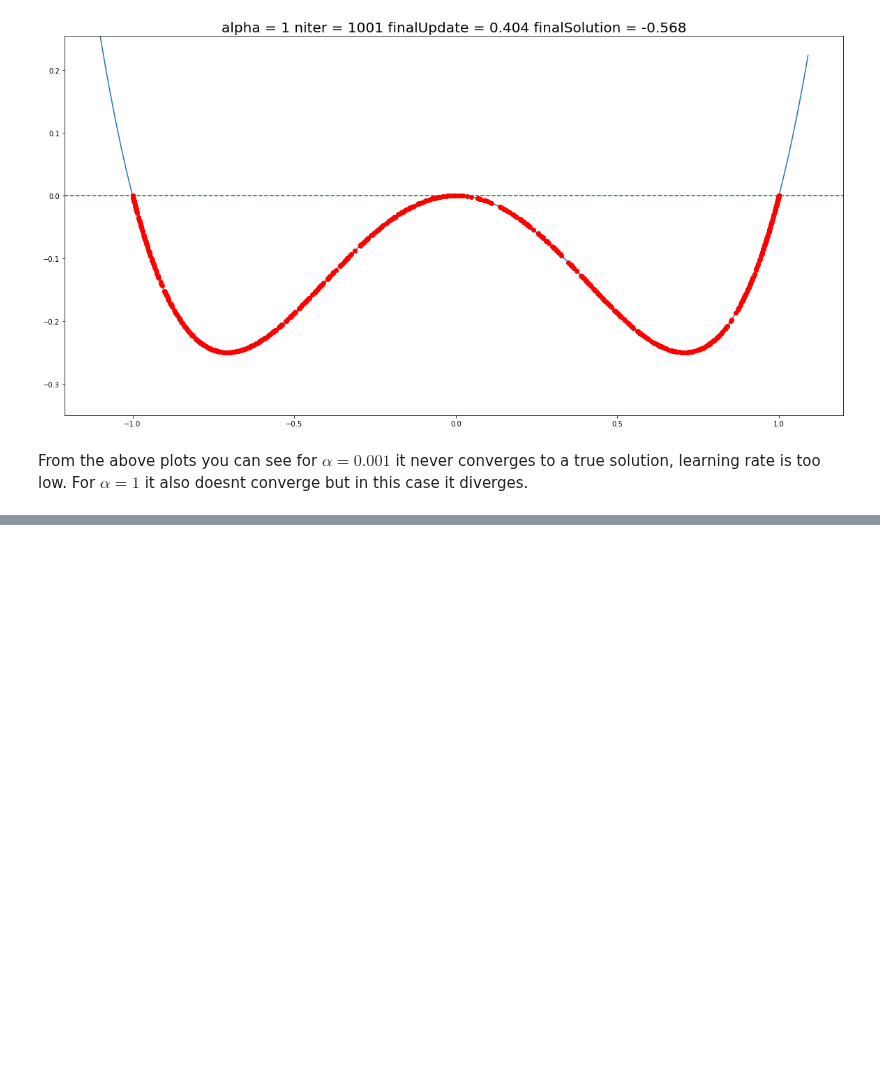
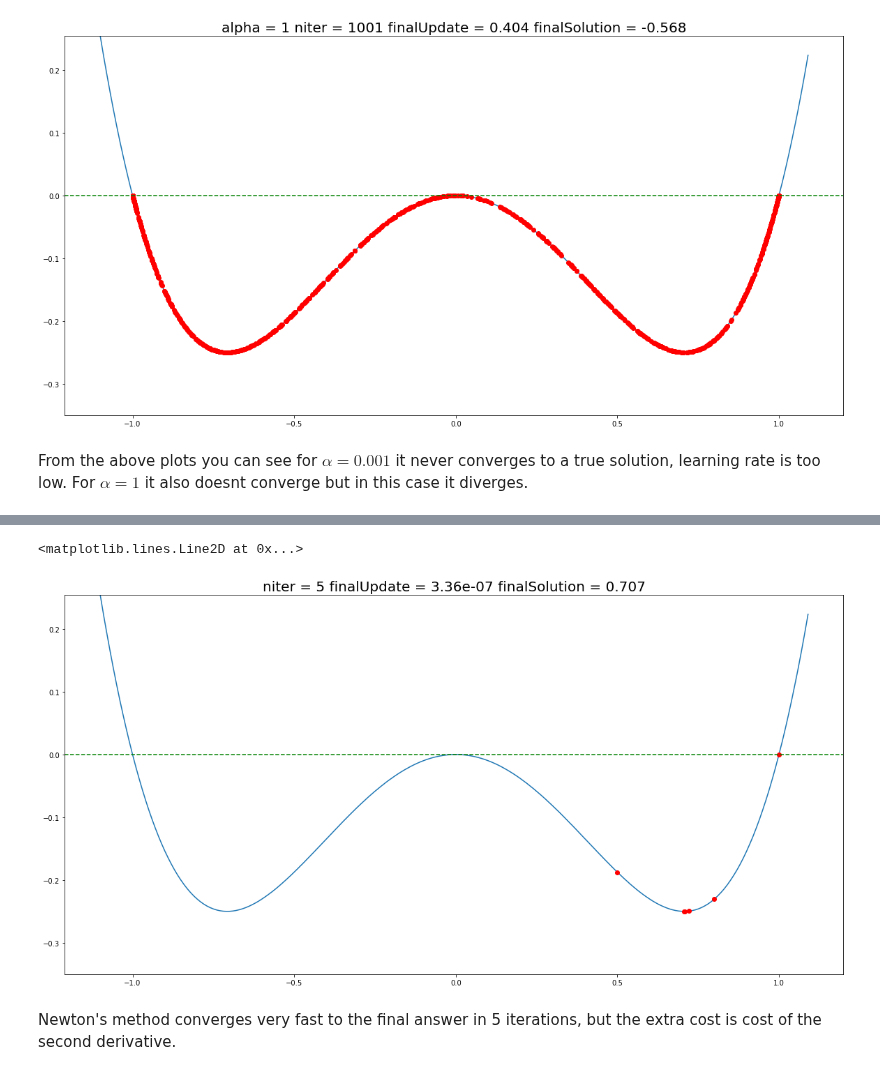
Before and after one commit to mchopraIITD/machinelearning, a Jupyter notebook: ml/src/Gradient_Descent.ipynb, the cells around one changed output, grey strips where cells are left out. Drawn from its saved outputs; the diff is of its cells as text; code cells hidden in the pictures; blank space fills up the shorter version.

```diff
--- a/ml/src/Gradient_Descent.ipynb
+++ b/ml/src/Gradient_Descent.ipynb
@@ -62,0 +71,29 @@ From the above plots you can see for $\alpha = 0.001$ it never converges to a tr
+# %%
+def secondDeriv(x):
+    return 12*np.square(x)-2
+
+def solveNewton(initialGuess, tol, maxiter, deriv, secondDeriv):
+    niter = 0
+    solution = initialGuess
+    solutions = [solution]
+    while True:
+        update = deriv(solution) / secondDeriv(solution)
+        if (abs(update) < tol) or (niter > maxiter):
+            break
+        solution -= update
+        solutions.append(solution)
+        niter += 1
+    return (solutions, niter, update)
+
+(solutions, niter, update) = solveNewton(0.5, 1e-4, 1000, deriv, secondDeriv)
+plt.figure(figsize=(20,10))
+plt.title(f'niter = {niter} finalUpdate = {update:.3} finalSolution = {solutions[-1]:.3}', fontsize=20)
+plt.plot(x, y)
+plt.plot(solutions, func(solutions), 'ro')
+plt.ylim(np.min(y)-0.1,np.max(y))
+plt.axhline(y=0, color='g', linestyle='--')
+# %% [output]
+<matplotlib.lines.Line2D at 0x...>
+[figure, added]
+# %% [markdown]
+Newton's method converges very fast to the final answer in 5 iterations, but the extra cost is cost of the second derivative.
```
Also changed, not shown: parts of 1 cell of this notebook.
